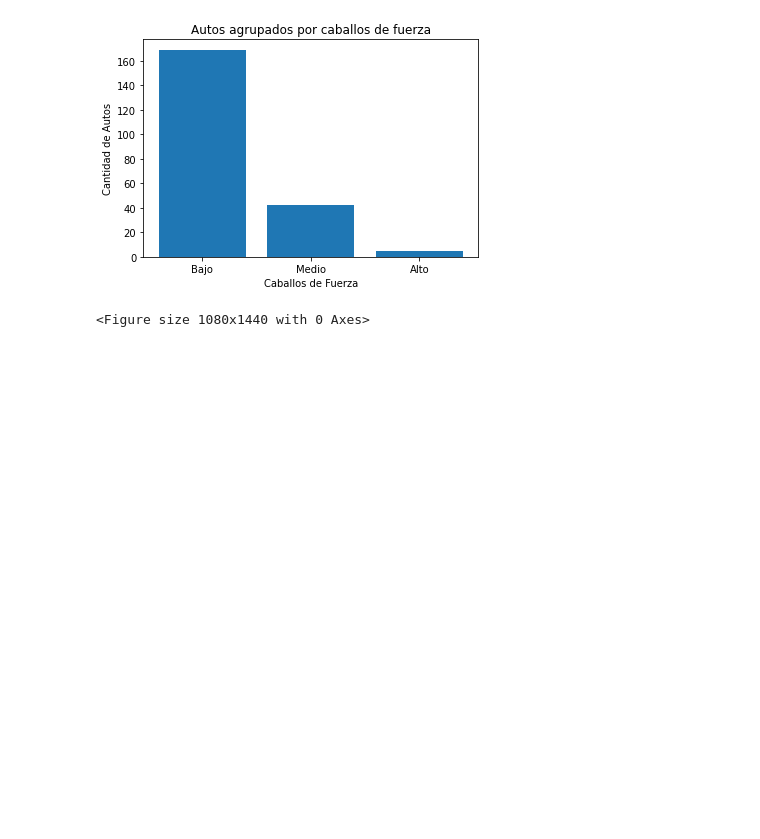
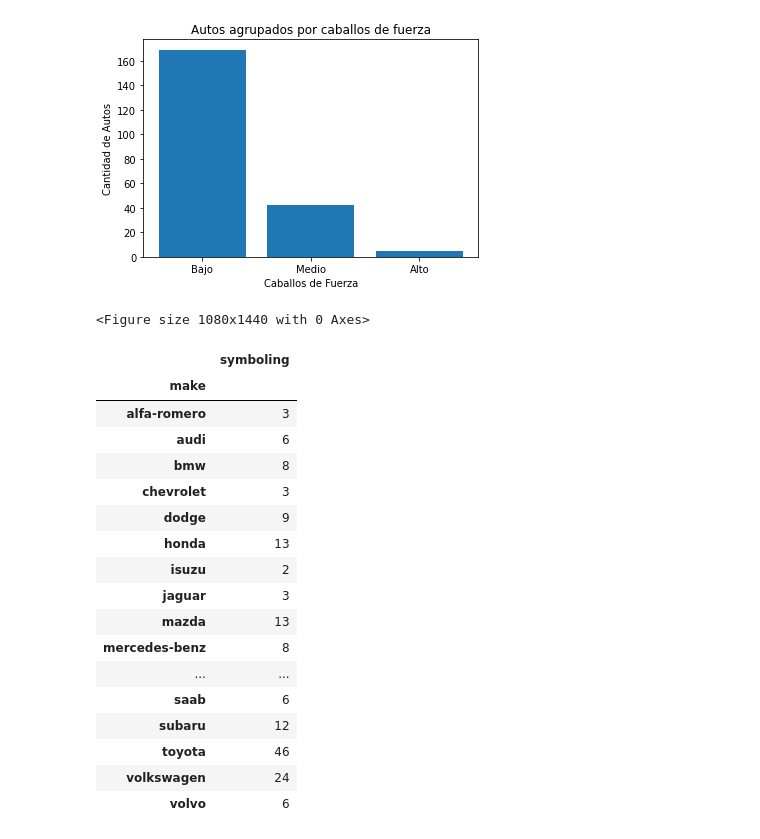
Before and after one commit to Calderon20/portafolio-de-evidencias, a Jupyter notebook: AnalisisDatos_Autos.ipynb, the cells around one changed output. Drawn from its saved outputs; the diff is of its cells as text; code cells hidden in the pictures; blank space fills up the shorter version.

```diff
--- a/AnalisisDatos_Autos.ipynb
+++ b/AnalisisDatos_Autos.ipynb
@@ -621,3 +621,27 @@ plt.show()
 # %% [output]
 [figure]
 <Figure size 1080x1440 with 0 Axes>
+# %%
+
+gf2=df_Autos.groupby(["make"]).count()
+gf2=gf2.iloc[:,:1]
+gf2
+# %% [output]
+|  | symboling |
+| make |  |
+| alfa-romero | 3 |
+| audi | 6 |
+| bmw | 8 |
+| chevrolet | 3 |
+| dodge | 9 |
+| honda | 13 |
+| isuzu | 2 |
+| jaguar | 3 |
+| mazda | 13 |
+| mercedes-benz | 8 |
+| ... | ... |
+| saab | 6 |
+| subaru | 12 |
+| toyota | 46 |
+| volkswagen | 24 |
+| volvo | 6 |
```
Also changed, not shown: parts of 2 cells of this notebook.
